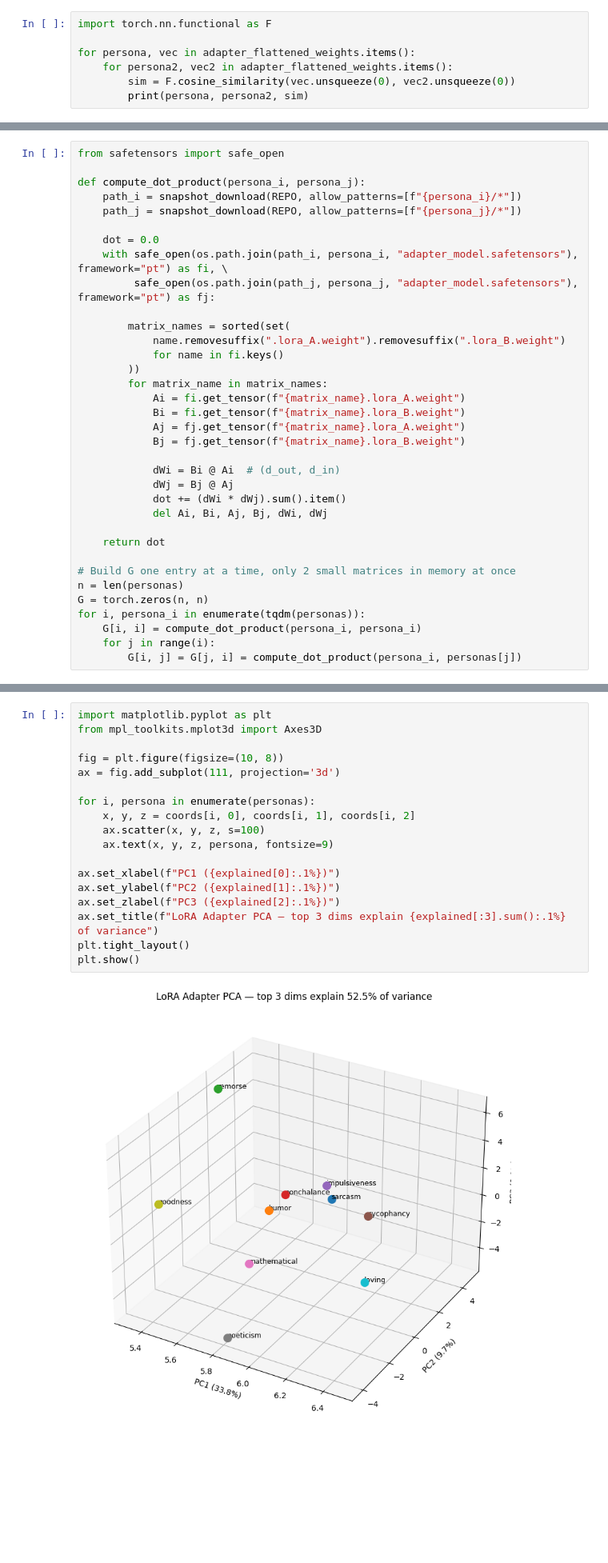
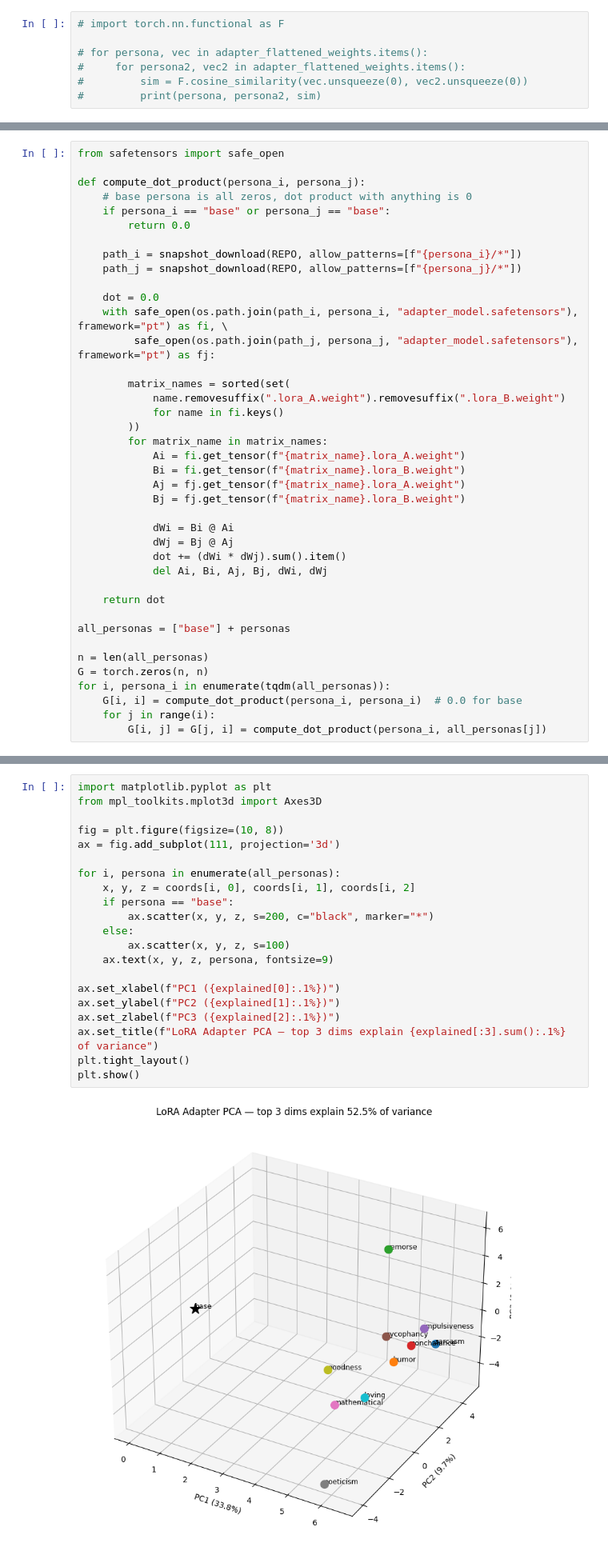
Before and after one commit to SidBaines/persona-shattering-lasr, a Jupyter notebook: scripts/dump/flatten_loras/flatten_loras.ipynb, the cells around one changed output, grey strips where cells are left out. Shown at 80% size. Cells and saved outputs as stored; diff of their text form; blank space fills up the shorter version.

Commit message:
flatten_loras_pca_script bugfixes

```diff
--- a/scripts/dump/flatten_loras/flatten_loras.ipynb
+++ b/scripts/dump/flatten_loras/flatten_loras.ipynb
@@ -64,7 +49,7 @@ adapter_flattened_weights
 # %%
-import torch.nn.functional as F
+# import torch.nn.functional as F
 
-for persona, vec in adapter_flattened_weights.items():
-    for persona2, vec2 in adapter_flattened_weights.items():
-        sim = F.cosine_similarity(vec.unsqueeze(0), vec2.unsqueeze(0))
-        print(persona, persona2, sim)
+# for persona, vec in adapter_flattened_weights.items():
+#     for persona2, vec2 in adapter_flattened_weights.items():
+#         sim = F.cosine_similarity(vec.unsqueeze(0), vec2.unsqueeze(0))
+#         print(persona, persona2, sim)
@@ -104,6 +71,10 @@ personas
 from safetensors import safe_open
 
 def compute_dot_product(persona_i, persona_j):
+    # base persona is all zeros, dot product with anything is 0
+    if persona_i == "base" or persona_j == "base":
+        return 0.0
+
     path_i = snapshot_download(REPO, allow_patterns=[f"{persona_i}/*"])
     path_j = snapshot_download(REPO, allow_patterns=[f"{persona_j}/*"])
 
@@ -121,20 +92,21 @@ def compute_dot_product(persona_i, persona_j):
             Aj = fj.get_tensor(f"{matrix_name}.lora_A.weight")
             Bj = fj.get_tensor(f"{matrix_name}.lora_B.weight")
 
-            dWi = Bi @ Ai  # (d_out, d_in)
+            dWi = Bi @ Ai
             dWj = Bj @ Aj
             dot += (dWi * dWj).sum().item()
             del Ai, Bi, Aj, Bj, dWi, dWj
 
     return dot
 
-# Build G one entry at a time, only 2 small matrices in memory at once
-n = len(personas)
+all_personas = ["base"] + personas
+
+n = len(all_personas)
 G = torch.zeros(n, n)
-for i, persona_i in enumerate(tqdm(personas)):
-    G[i, i] = compute_dot_product(persona_i, persona_i)
+for i, persona_i in enumerate(tqdm(all_personas)):
+    G[i, i] = compute_dot_product(persona_i, persona_i)  # 0.0 for base
     for j in range(i):
-        G[i, j] = G[j, i] = compute_dot_product(persona_i, personas[j])
+        G[i, j] = G[j, i] = compute_dot_product(persona_i, all_personas[j])
 # %%
 G.shape
 # %% [output]
@@ -168,20 +138,23 @@ Top 3 dims explain 52.5% of variance
 # %%
 import matplotlib.pyplot as plt
 from mpl_toolkits.mplot3d import Axes3D
 
 fig = plt.figure(figsize=(10, 8))
 ax = fig.add_subplot(111, projection='3d')
 
-for i, persona in enumerate(personas):
+for i, persona in enumerate(all_personas):
     x, y, z = coords[i, 0], coords[i, 1], coords[i, 2]
-    ax.scatter(x, y, z, s=100)
+    if persona == "base":
+        ax.scatter(x, y, z, s=200, c="black", marker="*")
+    else:
+        ax.scatter(x, y, z, s=100)
     ax.text(x, y, z, persona, fontsize=9)
 
 ax.set_xlabel(f"PC1 ({explained[0]:.1%})")
 ax.set_ylabel(f"PC2 ({explained[1]:.1%})")
 ax.set_zlabel(f"PC3 ({explained[2]:.1%})")
 ax.set_title(f"LoRA Adapter PCA — top 3 dims explain {explained[:3].sum():.1%} of variance")
 plt.tight_layout()
 plt.show()
 # %% [output]
-[figure, old version]
+[figure, new version]
```
Also changed, not shown: parts of 6 cells of this notebook, 1 other file.
